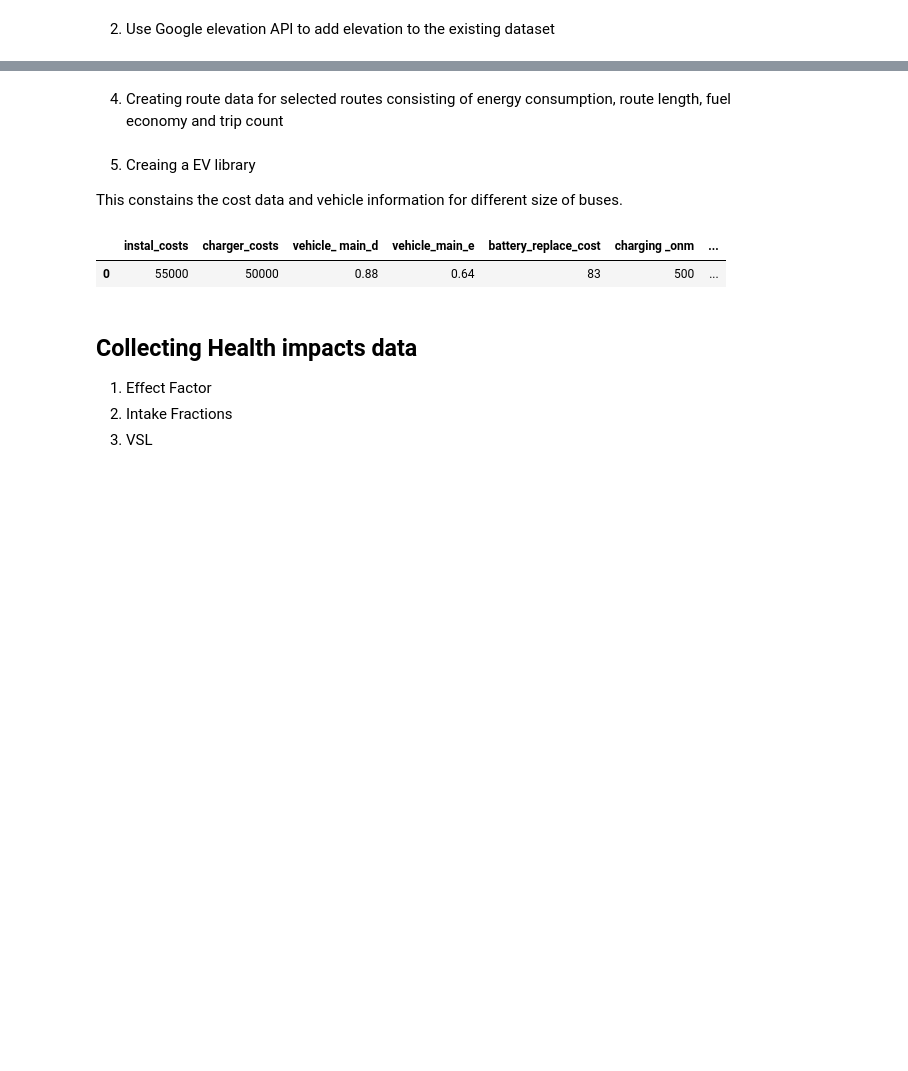
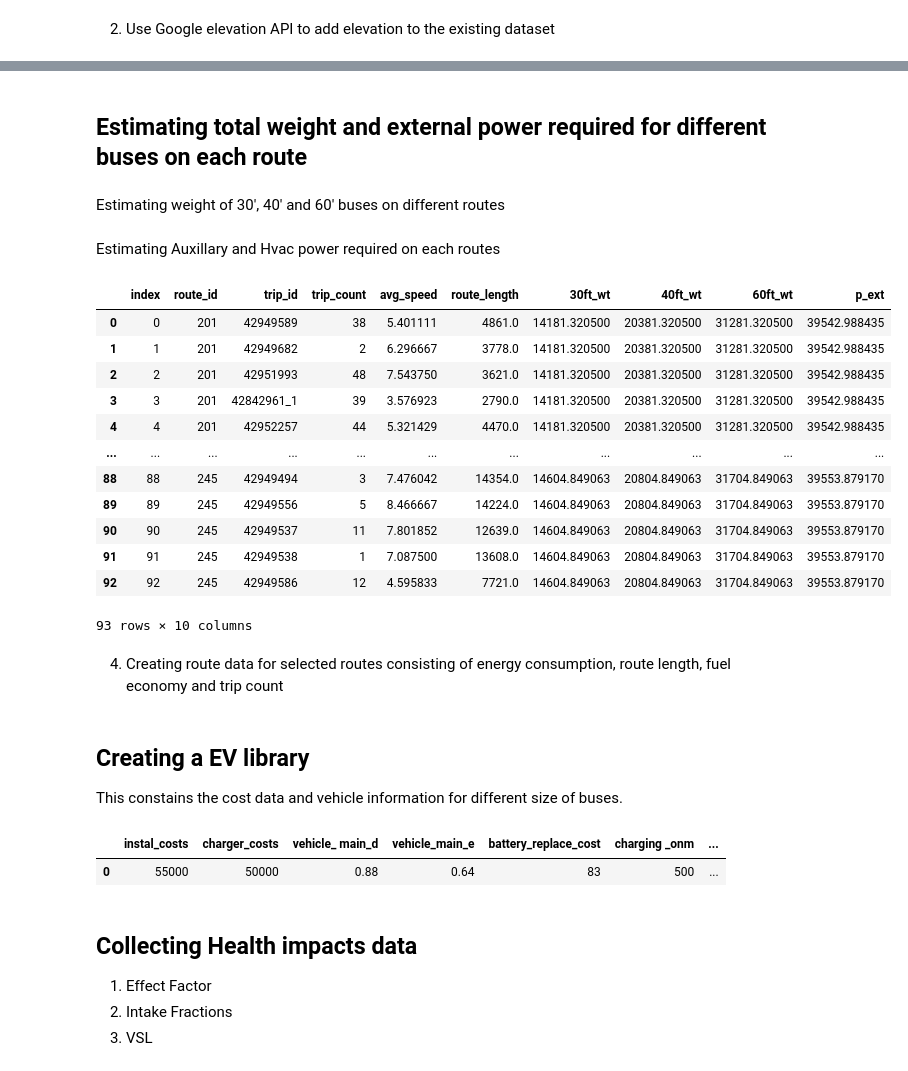
Before and after one commit to UpadhiV/evfleets, a Jupyter notebook: Boston .ipynb, the cells around one changed output, grey strips where cells are left out. Saved outputs shown, nothing was run; the diff lists cells and outputs as text; code cells hidden in the pictures; blank space fills up the shorter version.

```diff
--- a/Boston .ipynb
+++ b/Boston .ipynb
@@ -169,0 +206,4 @@ Using Google Roads api to get length of road between two stops
+# %%
+query = "SELECT * FROM mbta_dataf ;"
+data = pd.read_sql(query, engine)
+data.head()
@@ -224,0 +423,44 @@ df.to_sql('mbta_dataf', con=engine, chunksize = 25000, if_exists ="replace")
+# %% [markdown]
+## Estimating total weight and external power required for different buses on each route
+# %% [markdown]
+Estimating weight of 30', 40' and 60' buses on different routes
+# %%
+#estimating mass of the bus
+
+p_wt = 70 #70 kg is passenger weight
+
+#take bus type information from the database
+query = "SELECT * FROM bus_library ;"
+bus_data = pd.read_sql(query, engine)
+
+#load the route data
+query = "SELECT * FROM mbta_route_data ;"
+trip_data = pd.read_sql(query, engine).drop(columns  = ["level_0"])
+
+# #calculate the ridership
+for j in bus_data.index:
+    bus = bus_data.iloc[j]["index"]+ "_wt"
+    trip_data[bus] = 0
+    for i in ridership.index:
+        trip_data[bus][trip_data["route_id"] == ridership.iloc[i]["key_routes"]] = bus_data.iloc[j]["empt_wt"] + p_wt*ridership.iloc[i]["avg_rider"]
+# %% [markdown]
+Estimating Auxillary and Hvac power required on each routes
+# %%
+#estimating the auxillary power of the bus
+
+q_heat = 30000 #30kW
+p_aux = 9000 #9 kW
+h_gain  =1.8 #W
+R_th = 0.0174 #K/W
+T_in = 18.9 #celcius
+T_out = 28
+C_p = 1.005 #KJ/KG.K
+rho = 1.2
+V_inf = 0
+V_hv = 1.13 #m^3/sec
+psi = 0.20 # 20%
+
+
+trip_data["p_ext"] = 0
+for i in ridership.index:
+    trip_data["p_ext"][trip_data["route_id"] == ridership.iloc[i]["key_routes"]] = (q_heat - ((T_in-T_out)/R_th) - (rho*C_p*(T_in-T_out)*V_inf ) - (psi*V_hv* rho*C_p*(T_in-T_out)) + h_gain*ridership.iloc[i]["avg_rider"])+ p_aux
@@ -225,3 +470,19 @@ df.to_sql('mbta_dataf', con=engine, chunksize = 25000, if_exists ="replace")
+# %%
+trip_data
+# %% [output]
+|  | index | route_id | trip_id | trip_count | avg_speed | route_length | 30ft_wt | 40ft_wt | 60ft_wt | p_ext |
+| 0 | 0 | 201 | 42949589 | 38 | 5.401111 | 4861.0 | 14181.320500 | 20381.320500 | 31281.320500 | 39542.988435 |
+| 1 | 1 | 201 | 42949682 | 2 | 6.296667 | 3778.0 | 14181.320500 | 20381.320500 | 31281.320500 | 39542.988435 |
+| 2 | 2 | 201 | 42951993 | 48 | 7.543750 | 3621.0 | 14181.320500 | 20381.320500 | 31281.320500 | 39542.988435 |
+| 3 | 3 | 201 | 42842961_1 | 39 | 3.576923 | 2790.0 | 14181.320500 | 20381.320500 | 31281.320500 | 39542.988435 |
+| 4 | 4 | 201 | 42952257 | 44 | 5.321429 | 4470.0 | 14181.320500 | 20381.320500 | 31281.320500 | 39542.988435 |
+| ... | ... | ... | ... | ... | ... | ... | ... | ... | ... | ... |
+| 88 | 88 | 245 | 42949494 | 3 | 7.476042 | 14354.0 | 14604.849063 | 20804.849063 | 31704.849063 | 39553.879170 |
+| 89 | 89 | 245 | 42949556 | 5 | 8.466667 | 14224.0 | 14604.849063 | 20804.849063 | 31704.849063 | 39553.879170 |
+| 90 | 90 | 245 | 42949537 | 11 | 7.801852 | 12639.0 | 14604.849063 | 20804.849063 | 31704.849063 | 39553.879170 |
+| 91 | 91 | 245 | 42949538 | 1 | 7.087500 | 13608.0 | 14604.849063 | 20804.849063 | 31704.849063 | 39553.879170 |
+| 92 | 92 | 245 | 42949586 | 12 | 4.595833 | 7721.0 | 14604.849063 | 20804.849063 | 31704.849063 | 39553.879170 |
+93 rows × 10 columns
 # %% [markdown]
 4. Creating route data for selected routes consisting of energy consumption, route length, fuel economy and trip count
 # %%
@@ -242,5 +511,5 @@ trip_data.to_sql('mbta_e_data', con=engine, if_exists = 'replace')
 # %% [markdown]
-5. Creaing a EV library
+## Creating a EV library
 
 This constains the cost data and vehicle information for different size of buses.
 # %%
```
Also changed, not shown: parts of 38 cells of this notebook.
